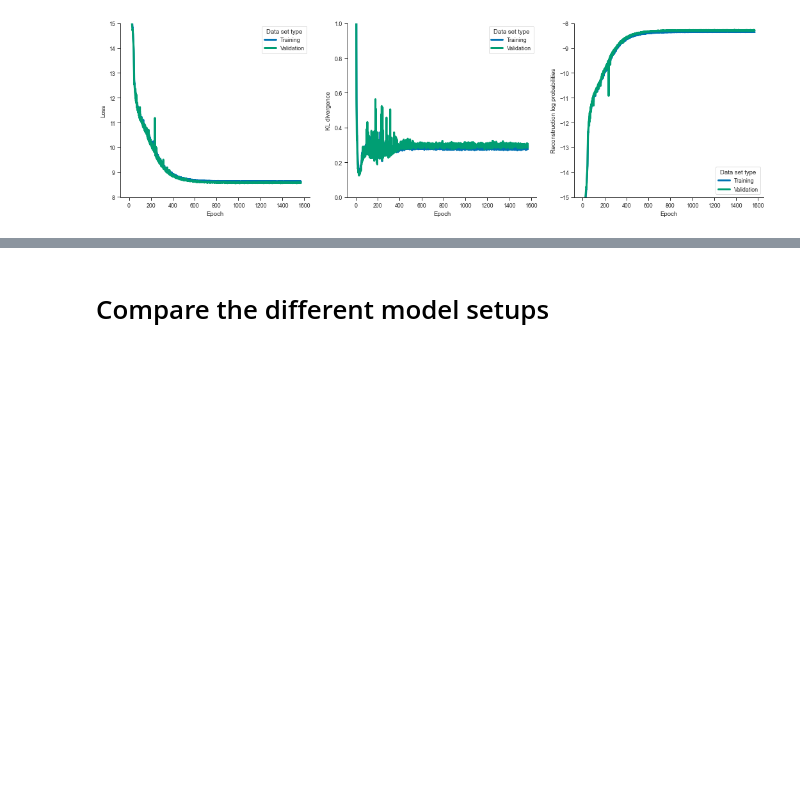
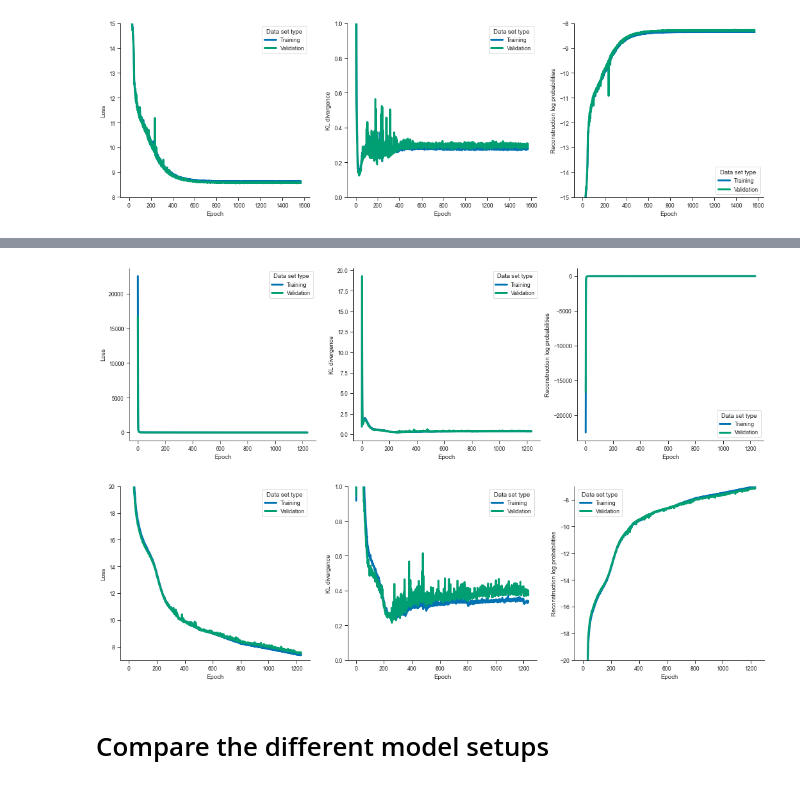
Before and after one commit to ThordurPall/vessel-trajectory-anomaly-detection, a Jupyter notebook: notebooks/Model Training/Learning Curves/Continuous Representation/Bornholm/Explore Training & Validation Curves - Fishing Vessels.ipynb, the cells around one changed output, grey strips where cells are left out. Saved outputs shown, nothing was run; the diff lists cells and outputs as text; code cells hidden in the pictures; blank space fills up the shorter version.

```diff
--- a/notebooks/Model Training/Learning Curves/Continuous Representation/Bornholm/Explore Training & Validation Curves - Fishing Vessels.ipynb
+++ b/notebooks/Model Training/Learning Curves/Continuous Representation/Bornholm/Explore Training & Validation Curves - Fishing Vessels.ipynb
@@ -176,3 +207,20 @@ summary_models.plot_curves(df_default, ylims=[(8, 15), (0, 1), (-15, -8)])
+# %%
+# Define the current setup
+generative_dist = "Diagonal"
+learning_rate = 0.0001
+scheduler_gamma = 0.5
+scheduler_milestones = [350, 500, 800, 1200, 1500]
+
+
+# Use the SummaryModels class
+summary_models = SummaryModels(file_name, generative_dist=generative_dist, learning_rate=learning_rate,
+                               scheduler_gamma=scheduler_gamma, scheduler_milestones=scheduler_milestones)
+df_default = summary_models.load_curves_df("LR: 0.001, Milestones: [350, 500, 800, 1200, 1500]")
+summary_models.plot_curves(df_default)
+summary_models.plot_curves(df_default, ylims=[(7, 20), (0, 1), (-20, -7)])
+# %% [output]
+[figure, added]
+[figure, added]
 # %% [markdown]
 # Compare the different model setups
 # %%
```
Also changed, not shown: parts of 3 cells of this notebook.
